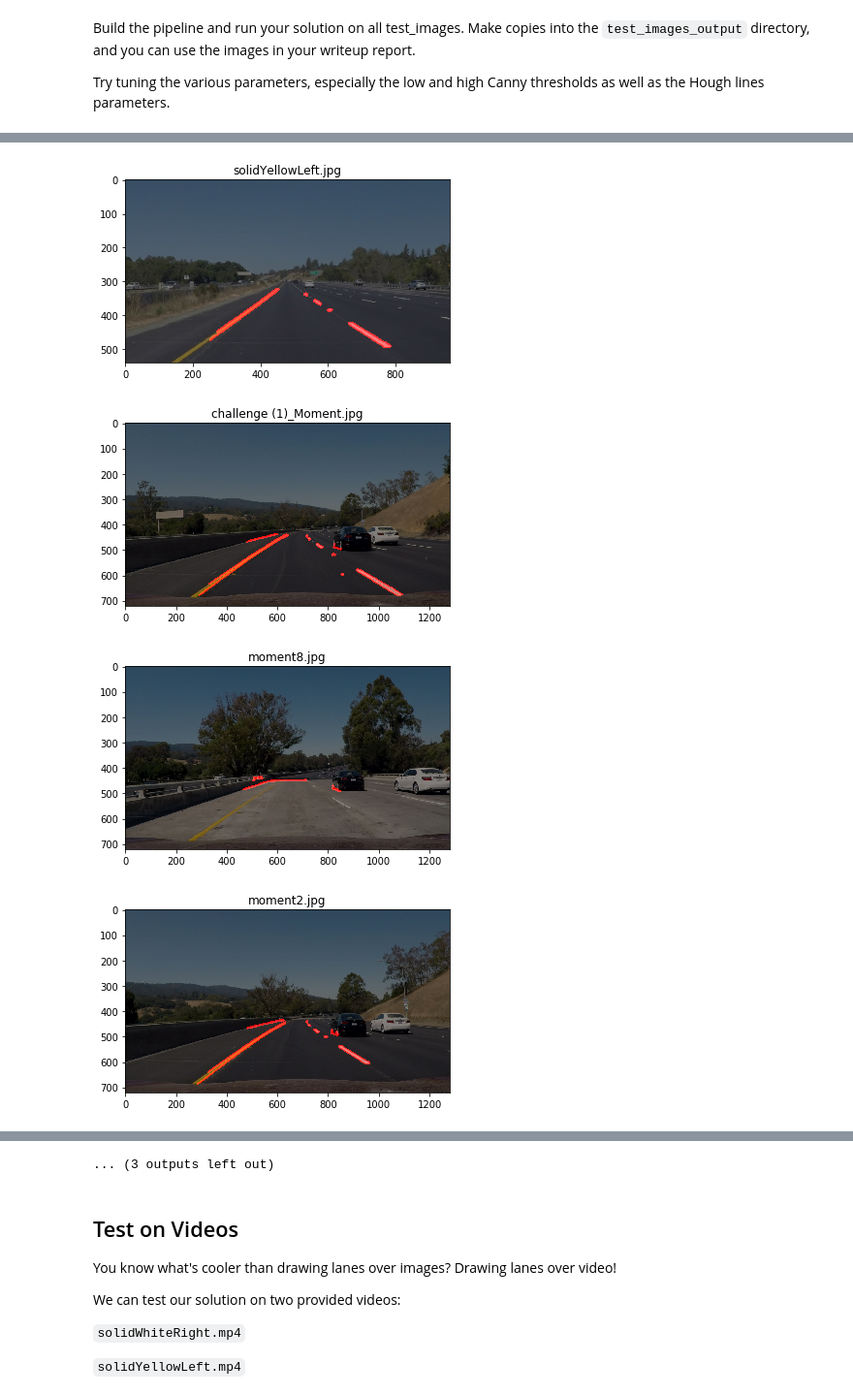
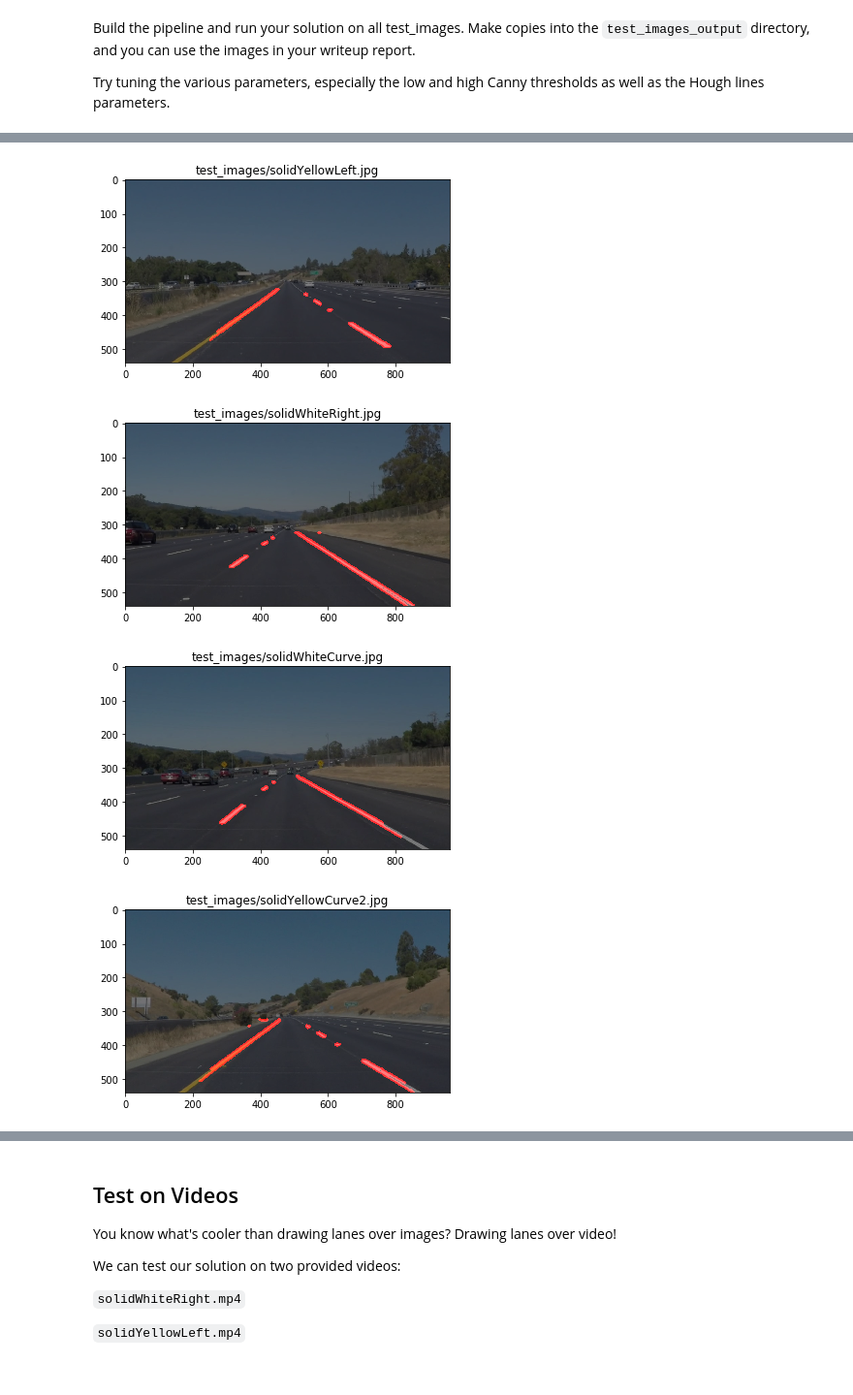
Before and after one commit to imayank/Finding-Lane-Lines-on-the-Road, a Jupyter notebook: FindingLanes.ipynb, the cells around one changed output, grey strips where cells are left out. Shown at 97% size. Cells and saved outputs as stored; diff of their text form; code cells hidden in the pictures.

```diff
--- a/FindingLanes.ipynb
+++ b/FindingLanes.ipynb
@@ -361,12 +354,12 @@ def detect_lanes(test_img,vertices,rho,theta,threshold,min_line_len,max_line_gap
     return lines_edges # return the combined image
 
 ### Iterate over the test images, for each image detect and display the detecte4d line segments
-for image in os.listdir("test_images/"):
+for image in glob.glob("test_images/*.jpg"):
     left_lines=[]
     right_lines=[]
     plt.figure() # Draw each image in seperate figures
     plt.title(image) # Title of each image --- its filename
-    test_img = mpimg.imread("test_images/"+image) # Rading the image
+    test_img = mpimg.imread(image) # Rading the image
     imshape = test_img.shape # shape of the numpy array
     ## Defining the region of interest as numpy array of vertices
     vertices = np.array([[(imshape[1]*0.2,imshape[0]),(imshape[1]*0.4,imshape[0]*0.6),(imshape[1]*0.6,imshape[0]*0.6), (imshape[1]*0.9,imshape[0])]], dtype=np.int32)
@@ -378,4 +371,4 @@ for image in os.listdir("test_images/"):
-[figure, old version]
+[figure, new version]
-[figure, old version]
+[figure, new version]
-[figure, old version]
+[figure, new version]
-[figure, old version]
+[figure, new version]
@@ -389,4 +376,3 @@ for image in os.listdir("test_images/"):
-... (3 outputs left out)
 # %% [markdown]
 ## Test on Videos
 
```
Also changed, not shown: parts of 9 cells of this notebook, 3 other files.
